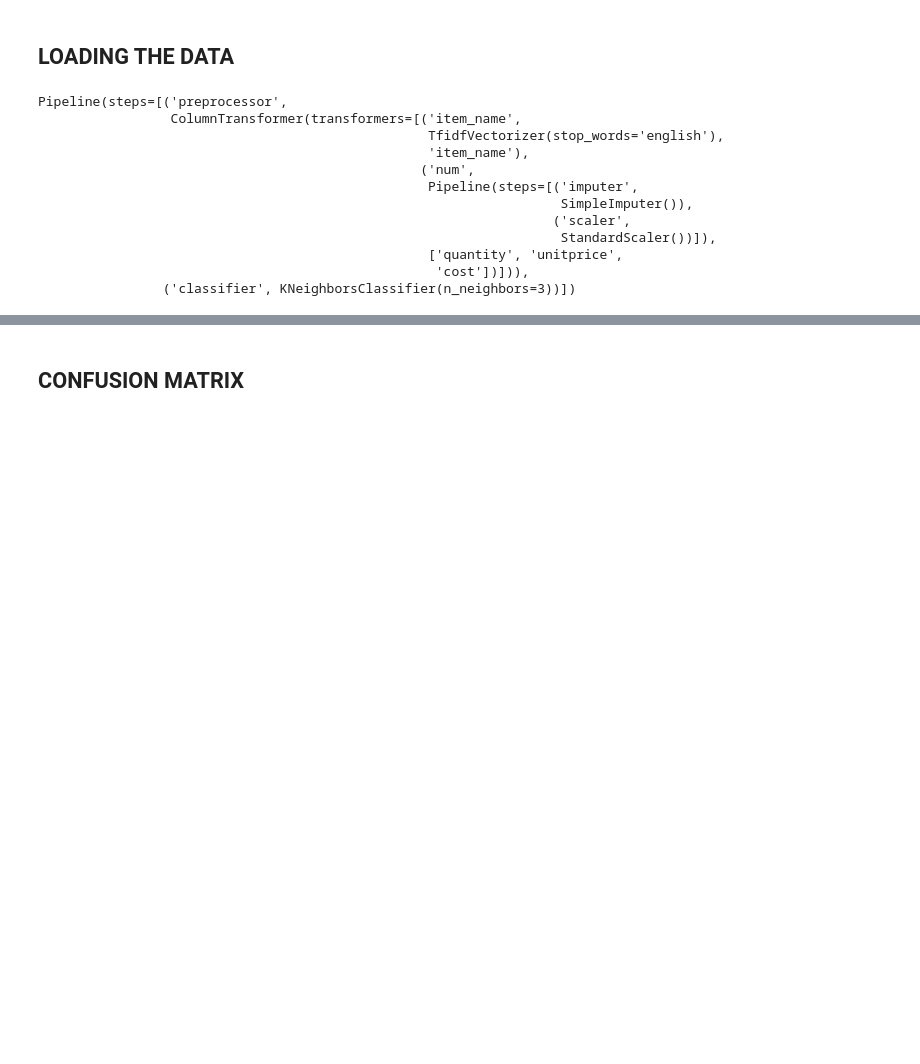
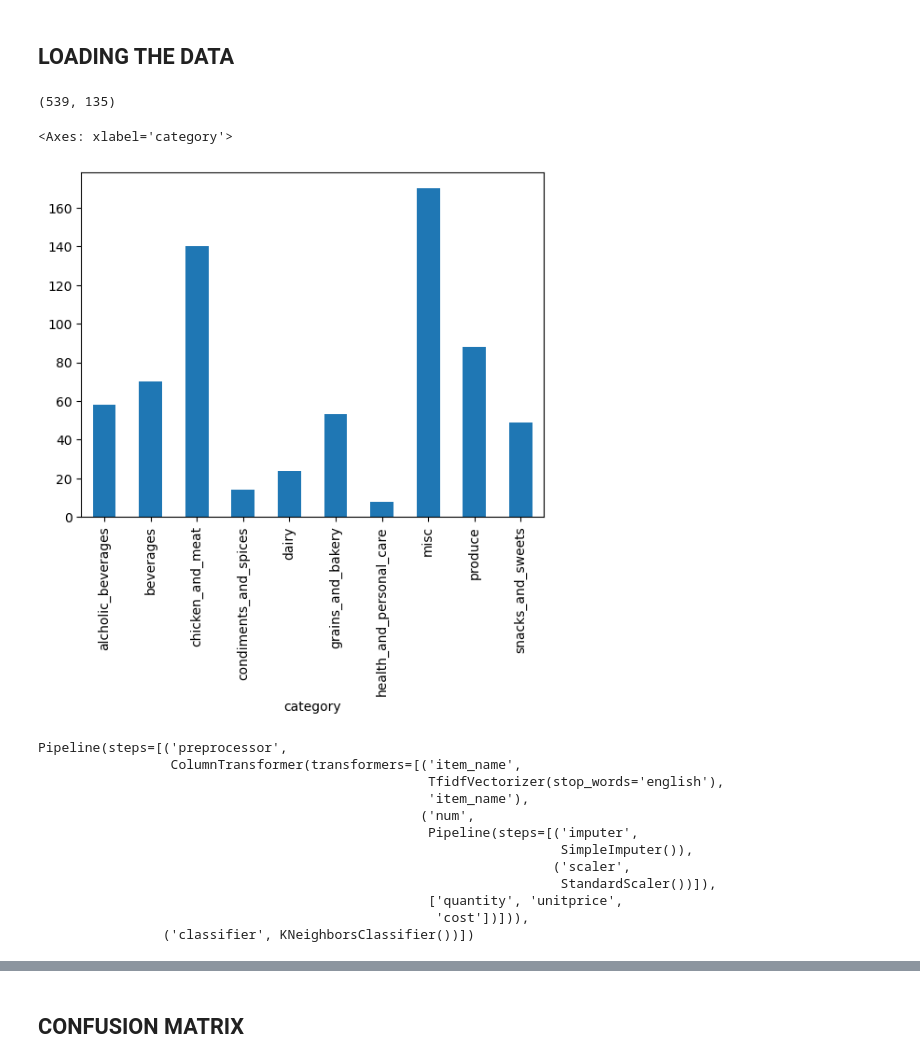
Before and after one commit to iradualbert/dst-receipt-expense, a Jupyter notebook: Classification_and_Clustering.ipynb, the cells around one changed output, grey strips where cells are left out. Cells and saved outputs as stored; diff of their text form; code cells hidden in the pictures; blank space fills up the shorter version.

```diff
--- a/Classification_and_Clustering.ipynb
+++ b/Classification_and_Clustering.ipynb
@@ -39,6 +40,18 @@ df = df.dropna(subset=['quantity', 'unitprice', 'cost'])
 X = df[['item_name', 'quantity', 'unitprice', 'cost']]
 y = df['category']
 X_train, X_test, y_train, y_test = train_test_split(X, y, test_size=0.2, random_state=42)
+# %%
+len(X_train), len(X_test)
+# %% [output]
+(539, 135)
+# %%
+# group data by category
+grouped_data = df.groupby('category')
+# histogram
+grouped_data['category'].count().plot(kind='bar')
+# %% [output]
+<Axes: xlabel='category'>
+[figure, added]
 # %%
 # Importing necessary libraries
 import pandas as pd
@@ -77,7 +90,7 @@ preprocessor = ColumnTransformer(
 # KNN Classifier Pipeline
 knn_model = Pipeline(steps=[
     ('preprocessor', preprocessor),
-    ('classifier', KNeighborsClassifier(n_neighbors=3))
+    ('classifier', KNeighborsClassifier(n_neighbors=5))
 ])
 
 # Fit KNN model
@@ -96,4 +109,4 @@ Pipeline(steps=[('preprocessor',
                                                                    StandardScaler())]),
                                                   ['quantity', 'unitprice',
                                                    'cost'])])),
-                ('classifier', KNeighborsClassifier(n_neighbors=3))])
+                ('classifier', KNeighborsClassifier())])
```
Also changed, not shown: parts of 12 cells of this notebook, 1 other file.
